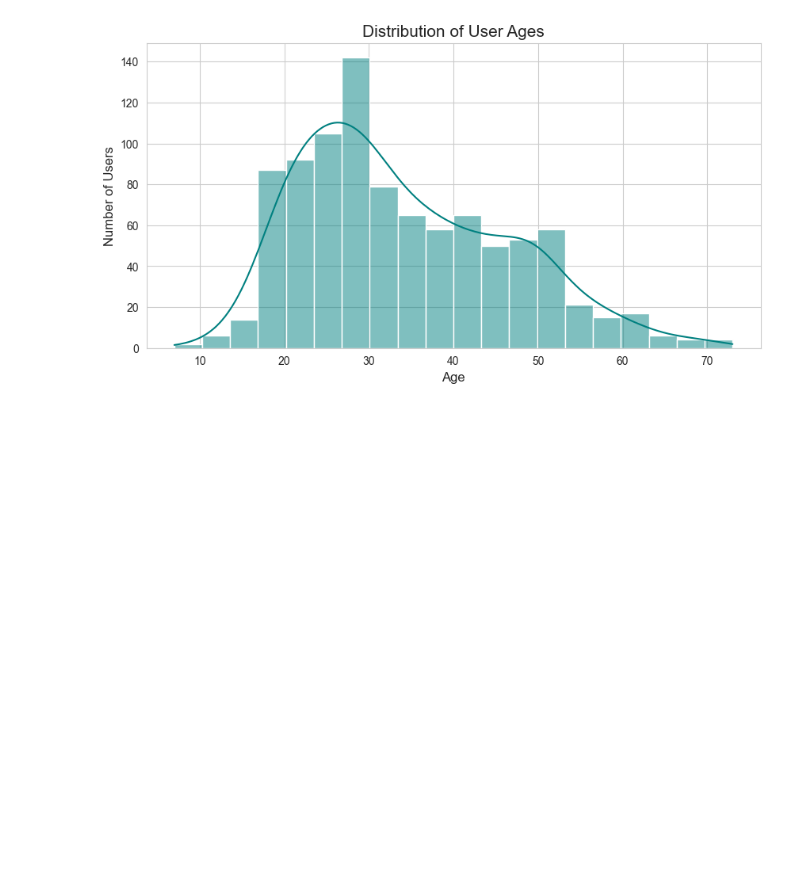
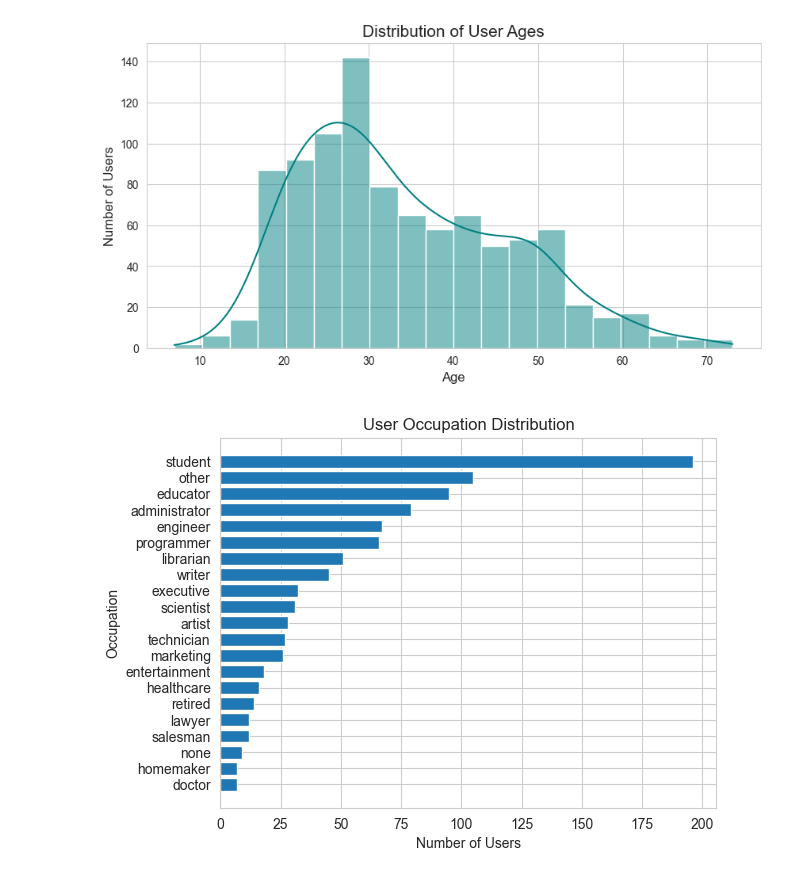
Before and after one commit to MrMinton/MovieLens100K, a Jupyter notebook: movielens_analysis.ipynb, the cells around one changed output. Saved outputs shown, nothing was run; the diff lists cells and outputs as text; code cells hidden in the pictures; blank space fills up the shorter version.

Commit message:
learned how to plot w plt

```diff
--- a/movielens_analysis.ipynb
+++ b/movielens_analysis.ipynb
@@ -465,3 +465,18 @@ plt.ylabel('Number of Users', fontsize=12)
 plt.show()
 # %% [output]
 [figure]
+# %%
+unique_users = data2.drop_duplicates(subset=['user_id'])
+
+occupation_data = unique_users['occupation'].value_counts()
+y_data = occupation_data.sort_values(ascending=True)
+
+plt.barh(y_data.index, y_data.values)
+
+plt.xlabel('Number of Users')
+plt.ylabel('Occupation')
+plt.title('User Occupation Distribution')
+
+plt.show()
+# %% [output]
+[figure, added]
```
Also changed, not shown: parts of 1 cell of this notebook.
